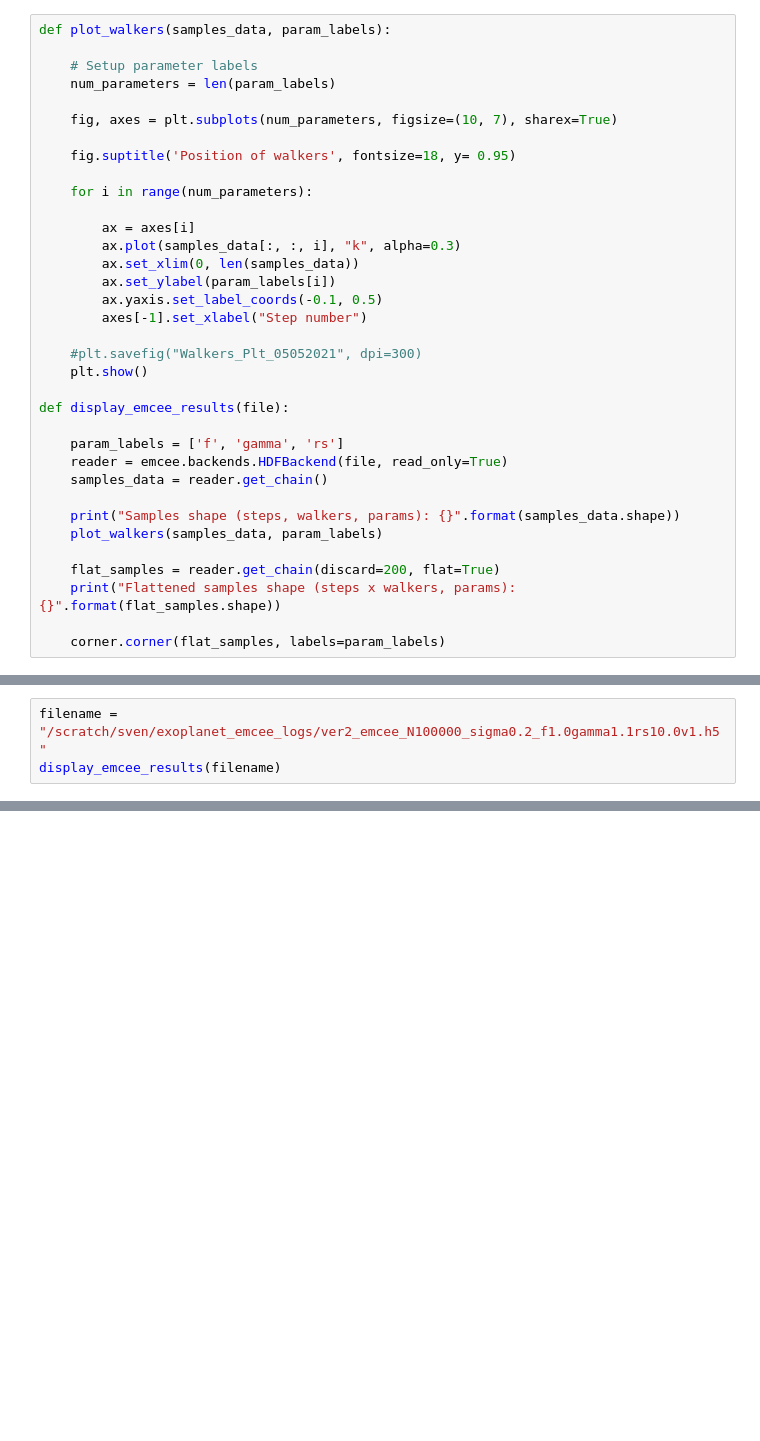
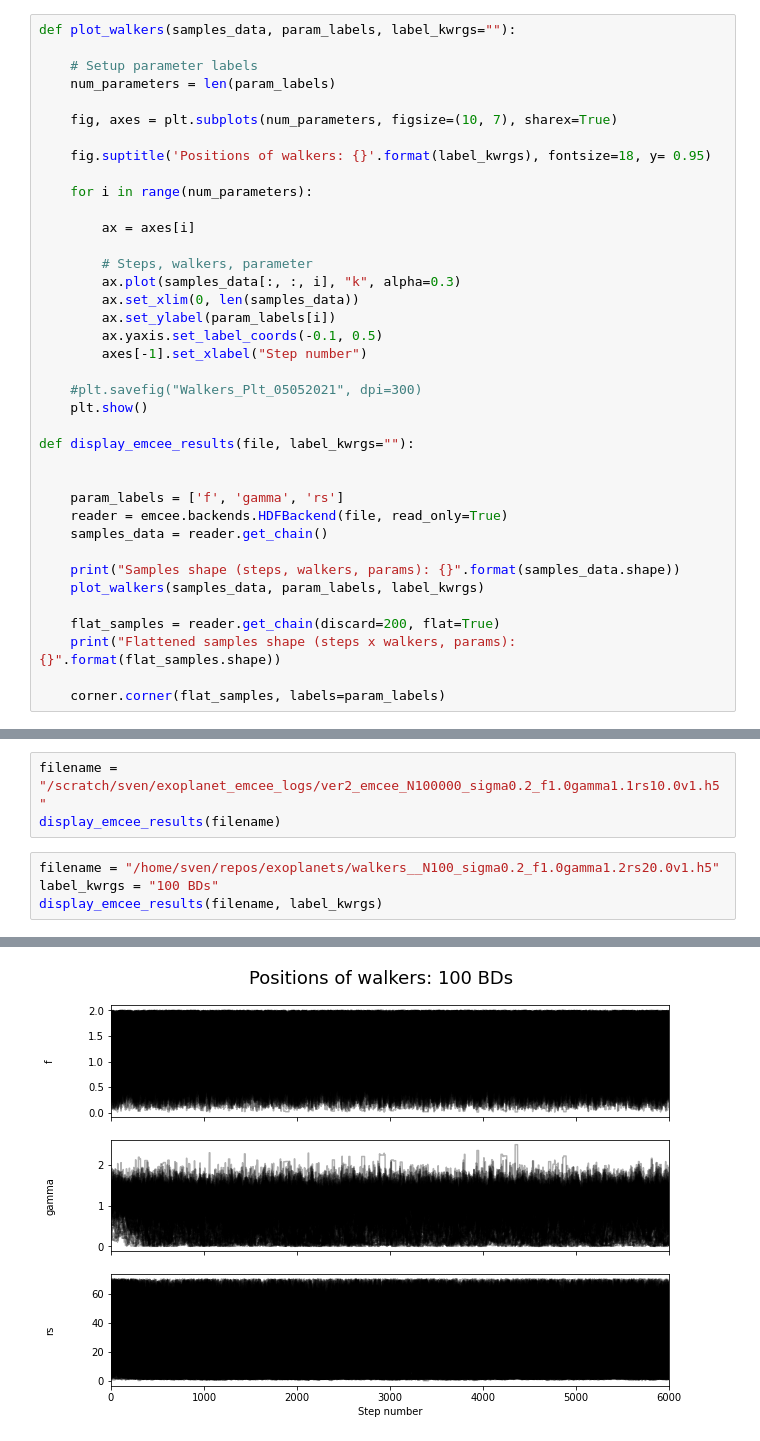
Before and after one commit to SvPoder/exoplanets, a Jupyter notebook: jupyter-notebook/display_emcee_walkers.ipynb, the cells around one changed output, grey strips where cells are left out. Drawn from its saved outputs; the diff is of its cells as text; blank space fills up the shorter version.

```diff
--- a/jupyter-notebook/display_emcee_walkers.ipynb
+++ b/jupyter-notebook/display_emcee_walkers.ipynb
@@ -9,18 +9,20 @@ import emcee
 import matplotlib.pyplot as plt
 import corner
 # %%
-def plot_walkers(samples_data, param_labels):
+def plot_walkers(samples_data, param_labels, label_kwrgs=""):
 
     # Setup parameter labels
     num_parameters = len(param_labels)
 
     fig, axes = plt.subplots(num_parameters, figsize=(10, 7), sharex=True)
 
-    fig.suptitle('Position of walkers', fontsize=18, y= 0.95)
+    fig.suptitle('Positions of walkers: {}'.format(label_kwrgs), fontsize=18, y= 0.95)
 
     for i in range(num_parameters):
 
         ax = axes[i]
+
+        # Steps, walkers, parameter
         ax.plot(samples_data[:, :, i], "k", alpha=0.3)
         ax.set_xlim(0, len(samples_data))
         ax.set_ylabel(param_labels[i])
@@ -30,14 +32,15 @@ def plot_walkers(samples_data, param_labels):
     #plt.savefig("Walkers_Plt_05052021", dpi=300)
     plt.show()
 
-def display_emcee_results(file):
+def display_emcee_results(file, label_kwrgs=""):
+
 
     param_labels = ['f', 'gamma', 'rs']
     reader = emcee.backends.HDFBackend(file, read_only=True)
     samples_data = reader.get_chain()
 
     print("Samples shape (steps, walkers, params): {}".format(samples_data.shape))
-    plot_walkers(samples_data, param_labels)
+    plot_walkers(samples_data, param_labels, label_kwrgs)
 
     flat_samples = reader.get_chain(discard=200, flat=True)
     print("Flattened samples shape (steps x walkers, params): {}".format(flat_samples.shape))
@@ -49,3 +52,8 @@ display_emcee_results(filename)
 # %%
 filename = "/scratch/sven/exoplanet_emcee_logs/ver2_emcee_N100000_sigma0.2_f1.0gamma1.1rs10.0v1.h5"
 display_emcee_results(filename)
+# %%
+filename = "/home/sven/repos/exoplanets/walkers__N100_sigma0.2_f1.0gamma1.2rs20.0v1.h5"
+label_kwrgs = "100 BDs"
+display_emcee_results(filename, label_kwrgs)
+# %% [output]
@@ -51,0 +61 @@ display_emcee_results(filename)
+[figure, added]
```
Also changed, not shown: parts of 2 cells of this notebook, 10 other files.
